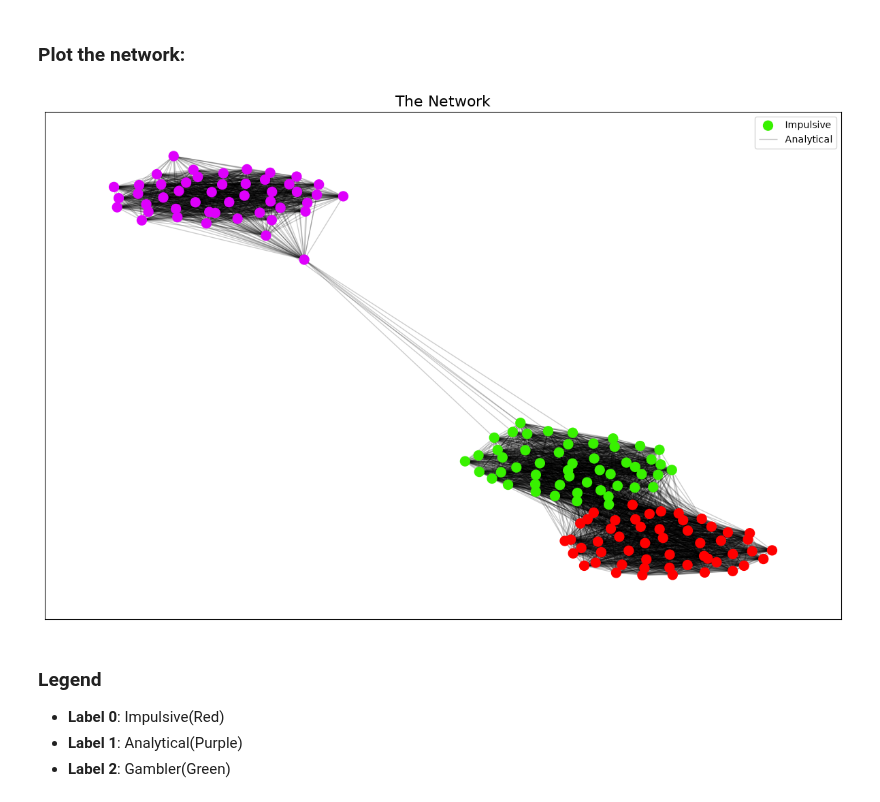
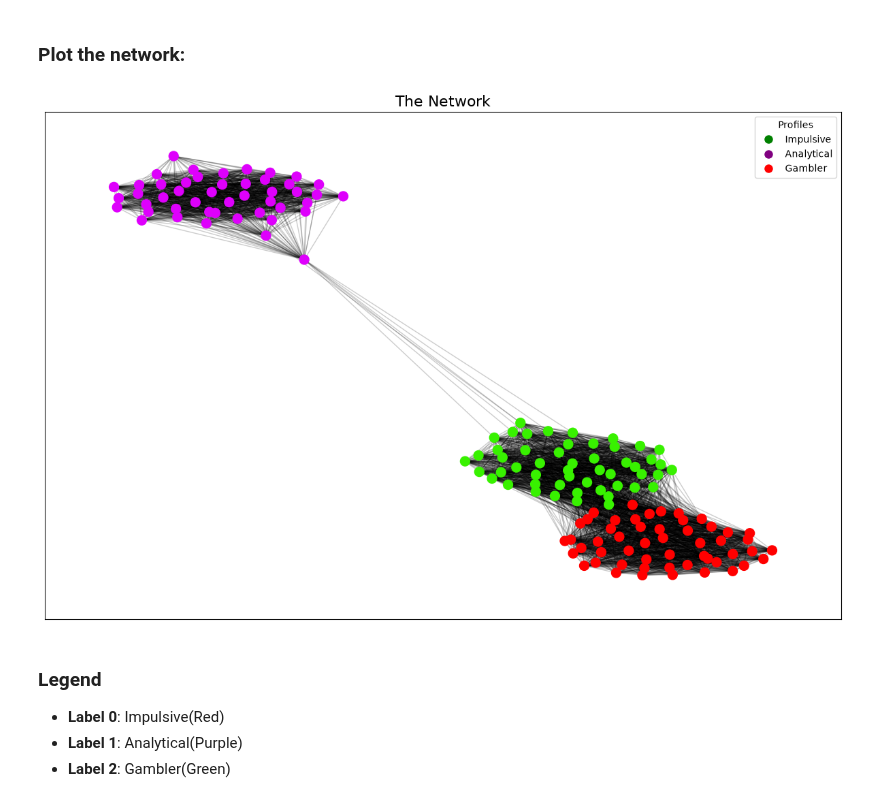
Before and after one commit to KrishanuZ/Behavioral-Homophily-Network, a Jupyter notebook: 02-Notebooks/Phase-01/02-wiring.ipynb, the cells around one changed output. Cells and saved outputs as stored; diff of their text form; code cells hidden in the pictures.

Commit message:
feat: Add legend to the graph network

```diff
--- a/02-Notebooks/Phase-01/02-wiring.ipynb
+++ b/02-Notebooks/Phase-01/02-wiring.ipynb
@@ -45,27 +45,35 @@ for i in range(num_nodes):
             G.add_edge(i, j)
 # %% [markdown]
 ### Plot the network:
+# %%
+# Custom-building the legend
+
+from matplotlib.lines import Line2D
+
+profiles = [
+    Line2D([0], [0], marker='o', color='w', label='Impulsive', markerfacecolor='green', markersize=10),
+    Line2D([0], [0], marker='o', color='w', label='Analytical', markerfacecolor='purple', markersize=10),
+    Line2D([0], [0], marker='o', color='w', label='Gambler', markerfacecolor='red', markersize=10),
+]
 # %%
-
 plt.figure(figsize=(12, 8))
 
 pos = nx.spring_layout(G, seed=42)  # The engine which pulls the connected node together
 
 color = [
     "#ff0000" if label == 0 else "#de00fc" if label == 1 else "#38F100" for label in node_labels
 ]
 
 nx.draw_networkx_nodes(G, pos, node_color=color, node_size=100)
 nx.draw_networkx_edges(G, pos, alpha=0.2)
 
 plt.title('The Network', fontsize=16)
 
-profiles = ['Impulsive', 'Analytical', 'Gambler']
-
+plt.legend(handles=profiles, loc='upper right', title='Profiles')
 plt.tight_layout()
 plt.show()
 # %% [output]
-[figure, old version]
+[figure, new version]
 # %% [markdown]
 ### Legend
 
```
